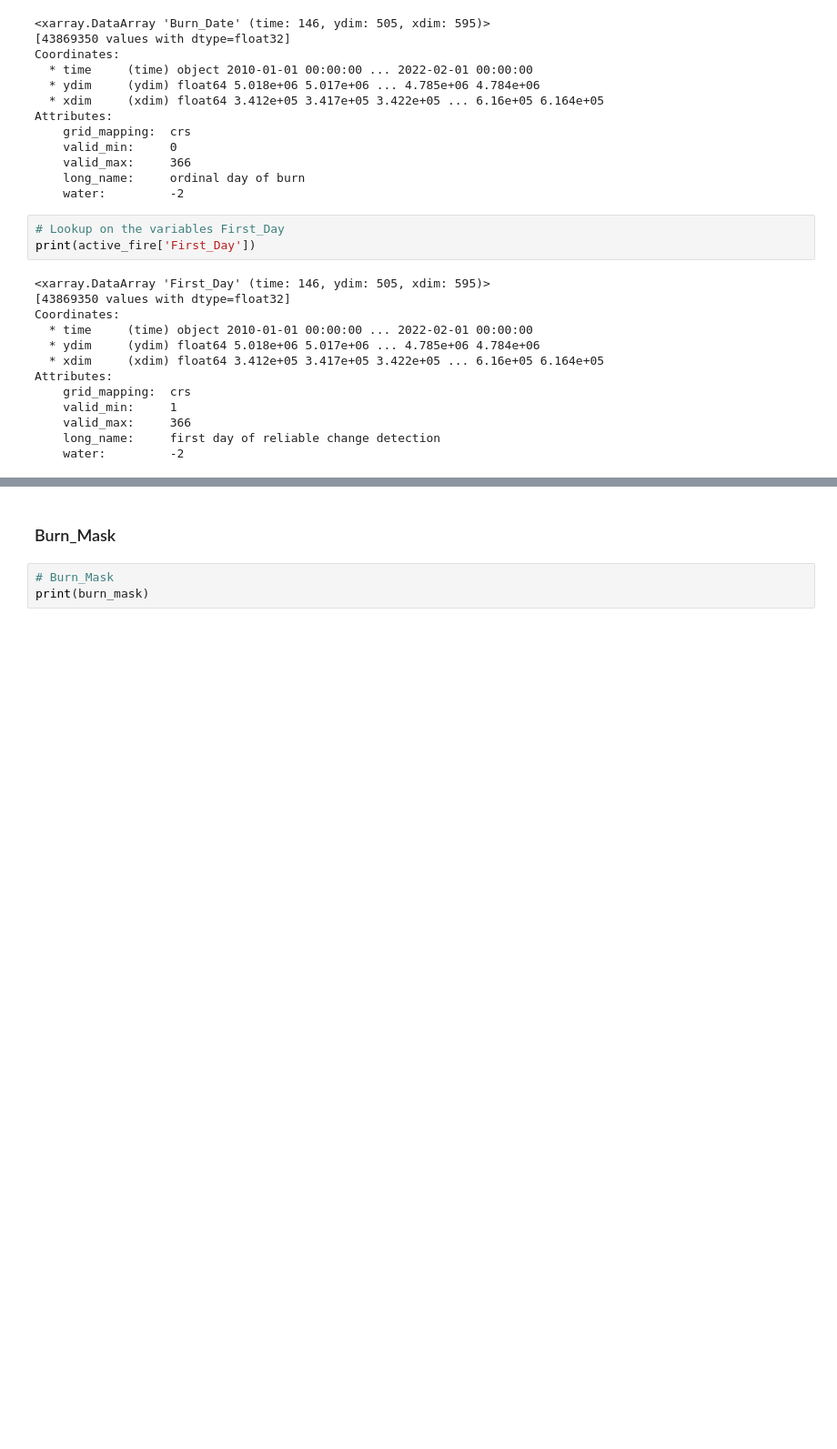
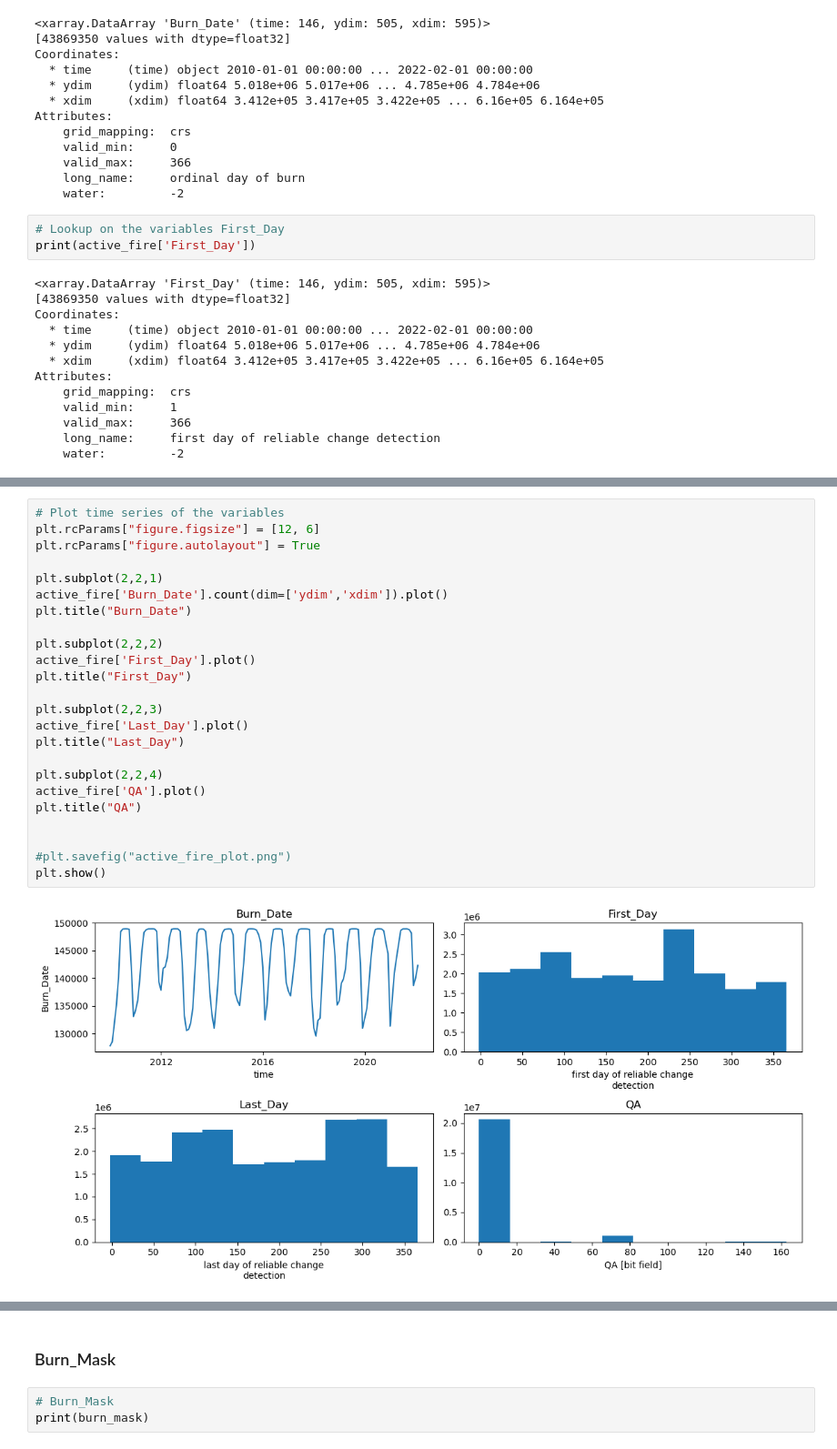
Before and after one commit to Sliders122/wildfire, a Jupyter notebook: src/Inspect_raw_data.ipynb, the cells around one changed output, grey strips where cells are left out. Shown at 91% size. Drawn from its saved outputs; the diff is of its cells as text; blank space fills up the shorter version.

```diff
--- a/src/Inspect_raw_data.ipynb
+++ b/src/Inspect_raw_data.ipynb
@@ -681,0 +751,26 @@ Attributes:
+# %%
+# Plot time series of the variables
+plt.rcParams["figure.figsize"] = [12, 6]
+plt.rcParams["figure.autolayout"] = True
+
+plt.subplot(2,2,1)
+active_fire['Burn_Date'].count(dim=['ydim','xdim']).plot()
+plt.title("Burn_Date")
+
+plt.subplot(2,2,2)
+active_fire['First_Day'].plot()
+plt.title("First_Day")
+
+plt.subplot(2,2,3)
+active_fire['Last_Day'].plot()
+plt.title("Last_Day")
+
+plt.subplot(2,2,4)
+active_fire['QA'].plot()
+plt.title("QA")
+
+
+#plt.savefig("active_fire_plot.png")
+plt.show()
+# %% [output]
+[figure, added]
```
Also changed, not shown: parts of 9 cells of this notebook.
